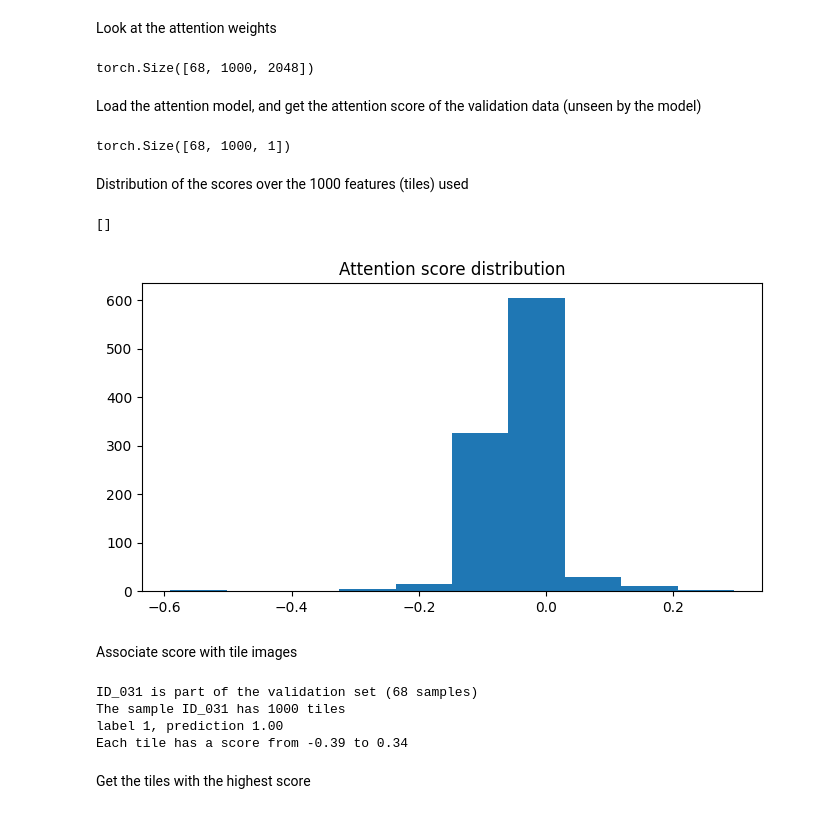
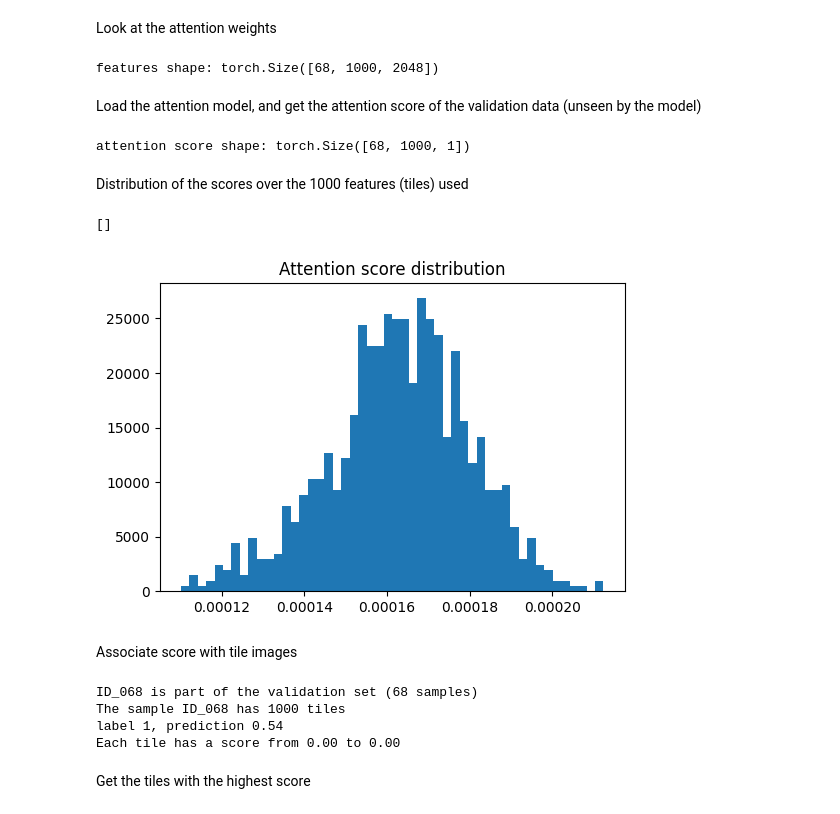
Before and after one commit to a-pouplin/pik3ca, a Jupyter notebook: notebooks/feature_analysis.ipynb, the cells around one changed output. Drawn from its saved outputs; the diff is of its cells as text; code cells hidden in the pictures.

```diff
--- a/notebooks/feature_analysis.ipynb
+++ b/notebooks/feature_analysis.ipynb
@@ -76,7 +86,7 @@ ax.legend()
 # %% [markdown]
 Look at the attention weights
 # %%
-from sklearn.model_selection import StratifiedKFold
+from sklearn.model_selection import GroupKFold
 
 # Get the validation data from the last split (the model was saved when training on this last fold)
 dataset = BreastCancerDataset(data_dir, mode="train")
@@ -84,10 +94,11 @@ dataset = BreastCancerDataset(data_dir, mode="train")
 all_data = [dataset[i]["features"] for i in range(len(dataset))]
 all_labels = [dataset[i]["label"] for i in range(len(dataset))]
 all_samples = [dataset[i]["sample"] for i in range(len(dataset))]
+all_patients = [dataset[i]["patient"] for i in range(len(dataset))]
 
 # get the right validation index obtained with the saved model (last seed, last fold)
-kfold = StratifiedKFold(5, shuffle=True, random_state=4) # the last seed
-split = kfold.split(all_data, all_labels, all_samples)
+group_kfold = GroupKFold(n_splits=5)
+split = group_kfold.split(X=all_data, y=all_labels, groups=all_patients)
 train_idx, val_idx = list(split)[-1]
 
 # Get the validation data and the features
@@ -95,42 +106,54 @@ val_dataset = torch.utils.data.Subset(dataset, val_idx)
 val_loader = torch.utils.data.DataLoader(val_dataset, batch_size=len(val_dataset), shuffle=False, num_workers=0)
 batch = next(iter(val_loader))
 features = batch["features"]
-print(features.shape)
+print('features shape:', features.shape)
 # %% [output]
-torch.Size([68, 1000, 2048])
+features shape: torch.Size([68, 1000, 2048])
 # %% [markdown]
 Load the attention model, and get the attention score of the validation data (unseen by the model)
 # %%
 from models.attention import AttentionMIL, AdditiveMIL
-model_dir = Path("../results/additive/")
+from utils.metrics import load_json
 
-model = AdditiveMIL()
-model.load_state_dict(torch.load(model_dir / 'model_weights.pth'))
+run_id = 'additivemil_67_run_90956' # AdditiveMIL
+# run_id = 'attentionmil_68_run_91237' # AttentionMIL
+run_dir = Path(f"../results/runs/{run_id}")
+params = load_json(run_dir / 'params.json')
+
+# load model structure and weights
+model_class = getattr(__import__(__name__), params['model'])
+model = model_class(hidden_dim=params['hidden_dim'])
+model.load_state_dict(torch.load(run_dir / 'model_weights.pth'))
 
 model.eval()
 with torch.no_grad():
-    outputs = model(features)
-    attention = model.attention(batch["features"]) # give an attention score for each tile
-print(attention.shape)
+    outputs = model(features) # give the prediction for the sample
+    attention = model.attention(features) # give an attention score for each tile
+    if params['model'] == 'AdditiveMIL':
+        mul_attention = attention * features
+        attention = model.classifier(mul_attention)
+
+
+print('attention score shape:', attention.shape)
 # %% [output]
-torch.Size([68, 1000, 1])
+attention score shape: torch.Size([68, 1000, 1])
 # %% [markdown]
 Distribution of the scores over the 1000 features (tiles) used
 # %%
-fig = plt.figure(figsize=(8, 4))
-plt.hist(attention[0,:].numpy())
+fig = plt.figure(figsize=(6, 4))
+plt.hist(attention[8,:].numpy(), bins=50, density=True)
 plt.title("Attention score distribution")
 plt.plot()
 # %% [output]
 []
-[figure, old version]
+[figure, new version]
 # %% [markdown]
 Associate score with tile images
 # %%
 train_images_dir = data_dir / "train_input" / "images"
 train_images_files = list(train_images_dir.rglob("*.jpg"))
 # %%
-ID_NUM = 1 # number to choose between 0 and len(val_idx)
+ID_NUM = 8 # number to choose between 0 and len(val_idx)
 SAMPLE_ID = trainset.samples[val_idx, 0][ID_NUM][:-4]
 
 print(f"{SAMPLE_ID} is part of the validation set ({len(val_idx)} samples)")
@@ -142,10 +165,10 @@ print(f"label {trainset.labels[val_idx][ID_NUM]}, prediction {outputs[ID_NUM].nu
 tiles_score = attention[ID_NUM, :].squeeze().numpy()
 print(f"Each tile has a score from {np.min(tiles_score):.2f} to {np.max(tiles_score):.2f}")
 # %% [output]
-ID_031 is part of the validation set (68 samples)
-The sample ID_031 has 1000 tiles
-label 1, prediction 1.00
-Each tile has a score from -0.39 to 0.34
+ID_068 is part of the validation set (68 samples)
+The sample ID_068 has 1000 tiles
+label 1, prediction 0.54
+Each tile has a score from 0.00 to 0.00
 # %% [markdown]
 Get the tiles with the highest score
 # %%
```
Also changed, not shown: parts of 6 cells of this notebook, 8 other files.
